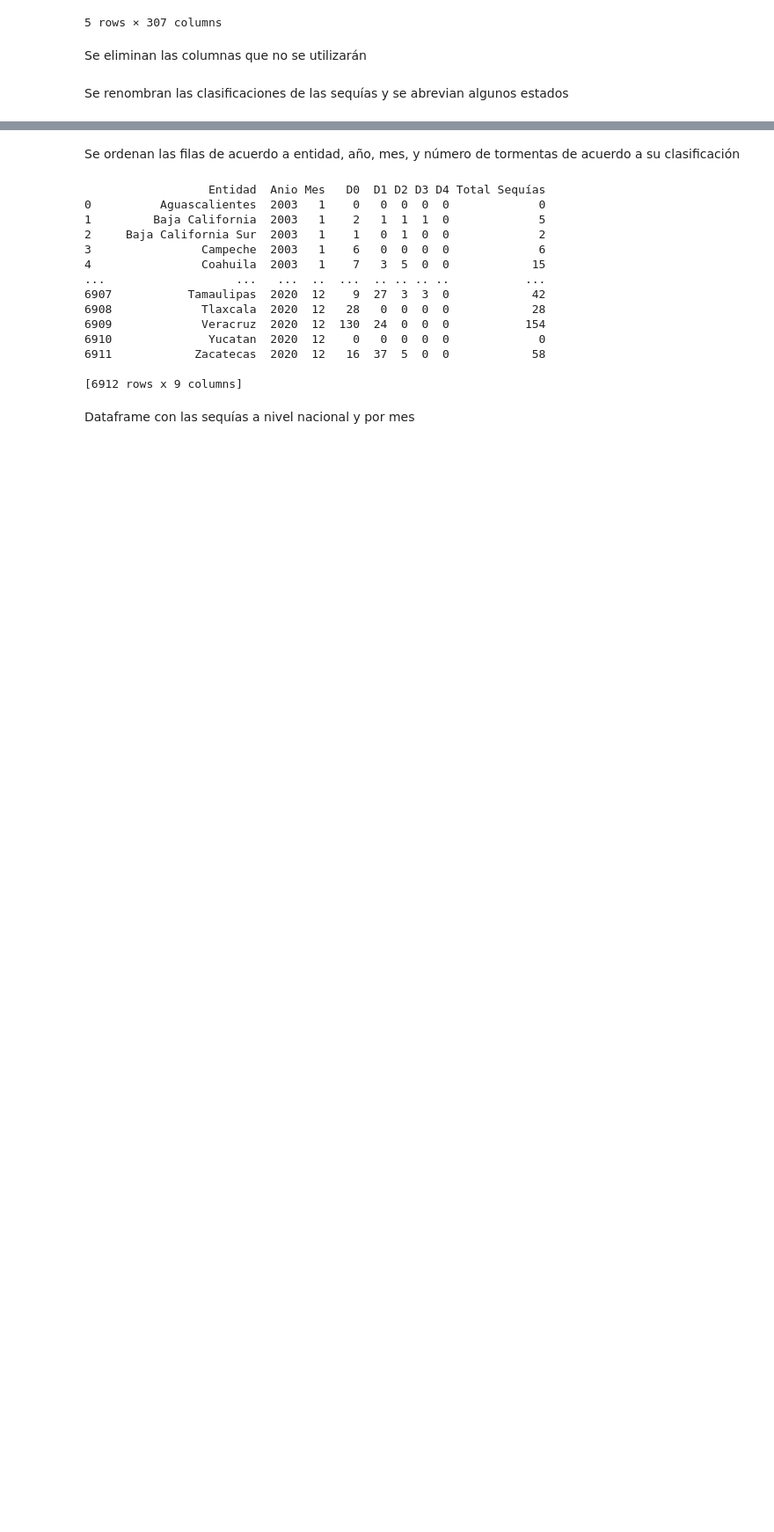
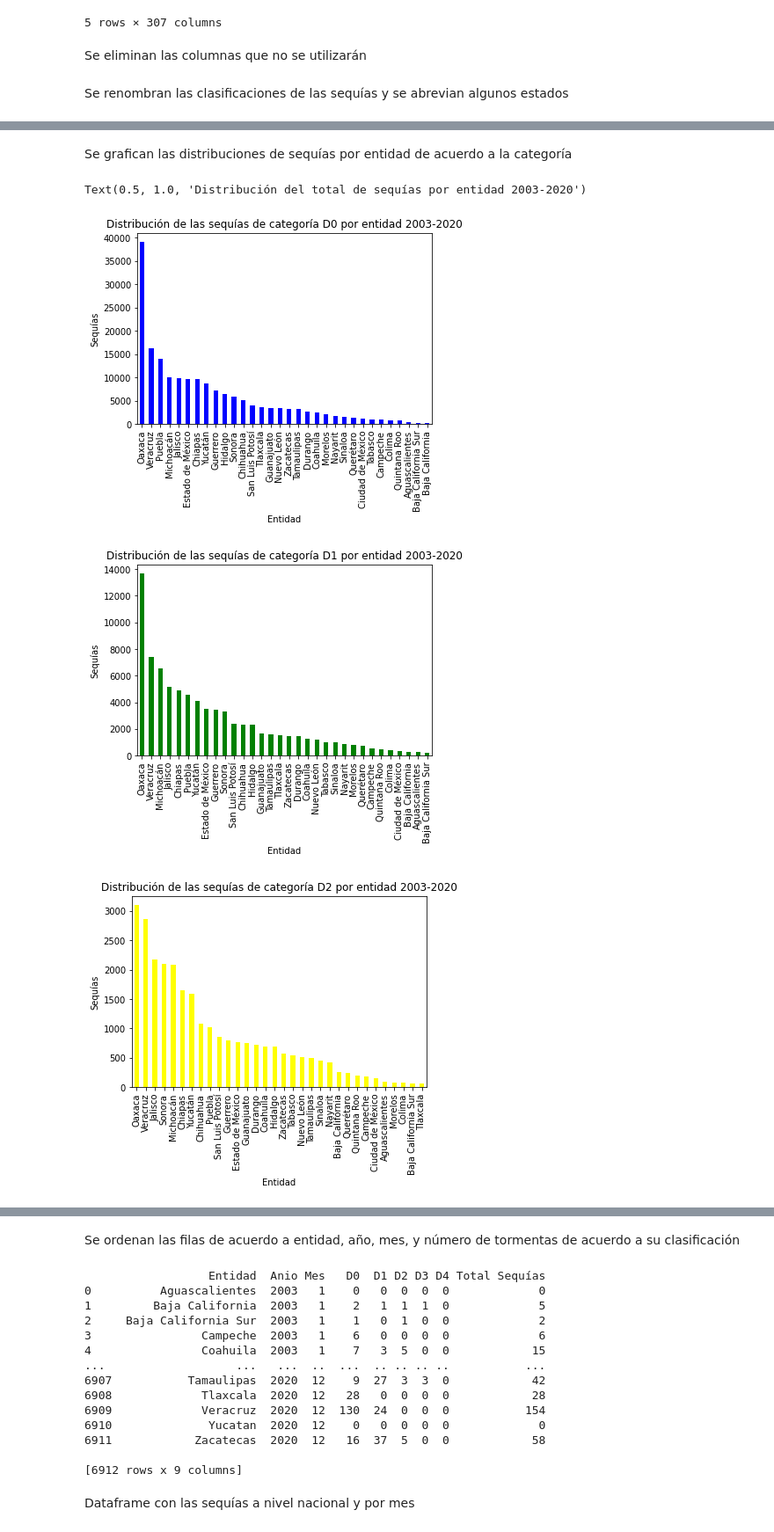
Before and after one commit to AdrianDiazGaxiola/Proyecto-Final, a Jupyter notebook: Sequías.ipynb, the cells around one changed output, grey strips where cells are left out. Shown at 88% size. Drawn from its saved outputs; the diff is of its cells as text; code cells hidden in the pictures; blank space fills up the shorter version.

Commit message:
Se ha agregado una función para graficar las distribuciones de sequías por entidad, de acuerdo a su categoría.

```diff
--- a/Sequías.ipynb
+++ b/Sequías.ipynb
@@ -107,5 +108,7 @@ df1 = df1.sort_values(by='Fecha')
 
 df1 = df1.drop(columns={'Fecha', 'Día'})
 
+df1 = df1.reset_index(drop = True)
+
 print (df1.head(30))
 # %% [output]
@@ -128,0 +132,49 @@ print (df1.head(30))
+# %% [markdown]
+Se grafican las distribuciones de sequías por entidad de acuerdo a la categoría
+# %%
+df = df1[df1['Sequía']=='D0']
+bins = np.arange(2003, 2021, 4)
+
+df['Entidad'].value_counts().plot(kind = 'bar', color = 'blue')
+plt.xlabel('Entidad')
+plt.ylabel('Sequías')
+plt.title('Distribución de las sequías de categoría D0 por entidad 2003-2020')
+
+plt.figure()
+df = df1[df1['Sequía']=='D1']
+df['Entidad'].value_counts().plot(kind = 'bar', color = 'green')
+plt.xlabel('Entidad')
+plt.ylabel('Sequías')
+plt.title('Distribución de las sequías de categoría D1 por entidad 2003-2020')
+
+plt.figure()
+df = df1[df1['Sequía']=='D2']
+df['Entidad'].value_counts().plot(kind = 'bar', color = 'yellow')
+plt.xlabel('Entidad')
+plt.ylabel('Sequías')
+plt.title('Distribución de las sequías de categoría D2 por entidad 2003-2020')
+
+plt.figure()
+df = df1[df1['Sequía']=='D3']
+df['Entidad'].value_counts().plot(kind = 'bar', color = 'orange')
+plt.xlabel('Entidad')
+plt.ylabel('Sequías')
+plt.title('Distribución de las sequías de categoría D3 por entidad 2003-2020')
+
+plt.figure()
+df = df1[df1['Sequía']=='D4']
+df['Entidad'].value_counts().plot(kind = 'bar', color = 'red')
+plt.xlabel('Entidad')
+plt.ylabel('Sequías')
+plt.title('Distribución de las sequías de categoría D4 por entidad 2003-2020')
+
+plt.figure()
+df1['Entidad'].value_counts().plot(kind = 'bar', color = 'black')
+plt.xlabel('Entidad')
+plt.ylabel('Sequías')
+plt.title('Distribución del total de sequías por entidad 2003-2020')
+# %% [output]
+Text(0.5, 1.0, 'Distribución del total de sequías por entidad 2003-2020')
+[figure, added]
+[figure, added]
+[figure, added]
```
Also changed, not shown: parts of 3 cells of this notebook.
